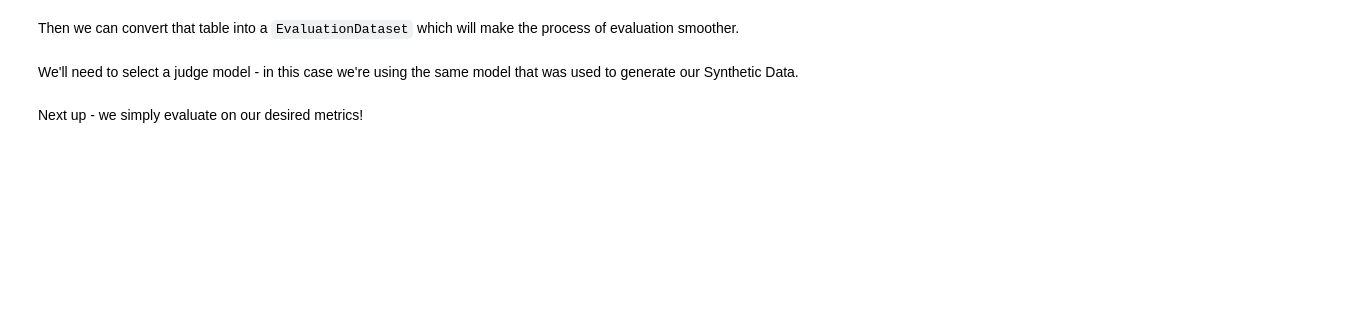
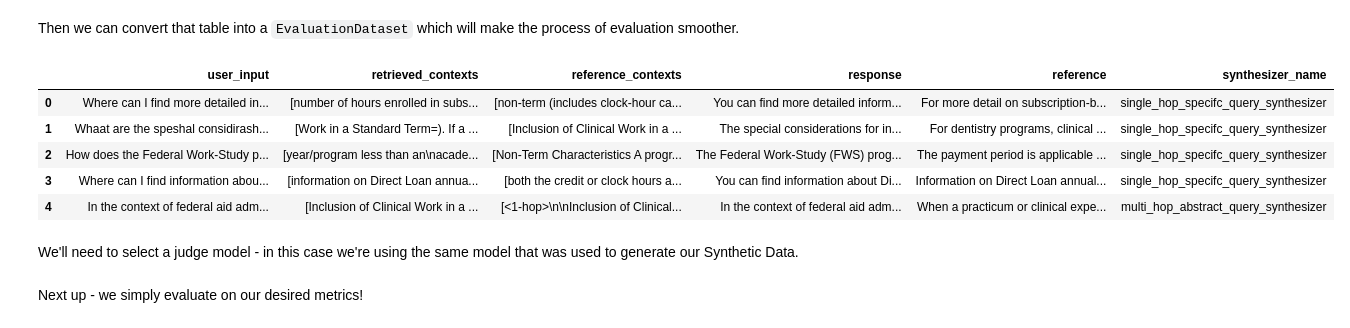
Before and after one commit to max-carey/code-aie7, a Jupyter notebook: 08_Evaluating_RAG_With_Ragas/Evaluating_RAG_with_Ragas_(2025)_AI_Makerspace.ipynb, the cells around one changed output. Drawn from its saved outputs; the diff is of its cells as text; code cells hidden in the pictures; blank space fills up the shorter version.

```diff
--- a/08_Evaluating_RAG_With_Ragas/Evaluating_RAG_with_Ragas_(2025)_AI_Makerspace.ipynb
+++ b/08_Evaluating_RAG_With_Ragas/Evaluating_RAG_with_Ragas_(2025)_AI_Makerspace.ipynb
@@ -266,6 +268,15 @@ Then we can convert that table into a `EvaluationDataset` which will make the pr
 from ragas import EvaluationDataset
 
 evaluation_dataset = EvaluationDataset.from_pandas(dataset.to_pandas())
+# %%
+dataset.to_pandas().head()
+# %% [output]
+|  | user_input | retrieved_contexts | reference_contexts | response | reference | synthesizer_name |
+| 0 | Where can I find more detailed in... | [number of hours enrolled in subs... | [non-term (includes clock-hour ca... | You can find more detailed inform... | For more detail on subscription-b... | single_hop_specifc_query_synthesizer |
+| 1 | Whaat are the speshal considirash... | [Work in a Standard Term=). If a ... | [Inclusion of Clinical Work in a ... | The special considerations for in... | For dentistry programs, clinical ... | single_hop_specifc_query_synthesizer |
+| 2 | How does the Federal Work-Study p... | [year/program less than an\nacade... | [Non-Term Characteristics A progr... | The Federal Work-Study (FWS) prog... | The payment period is applicable ... | single_hop_specifc_query_synthesizer |
+| 3 | Where can I find information abou... | [information on Direct Loan annua... | [both the credit or clock hours a... | You can find information about Di... | Information on Direct Loan annual... | single_hop_specifc_query_synthesizer |
+| 4 | In the context of federal aid adm... | [Inclusion of Clinical Work in a ... | [<1-hop>\n\nInclusion of Clinical... | In the context of federal aid adm... | When a practicum or clinical expe... | multi_hop_abstract_query_synthesizer |
 # %% [markdown]
 We'll need to select a judge model - in this case we're using the same model that was used to generate our Synthetic Data.
 # %%
```
Also changed, not shown: parts of 12 cells of this notebook, 1 other file.
